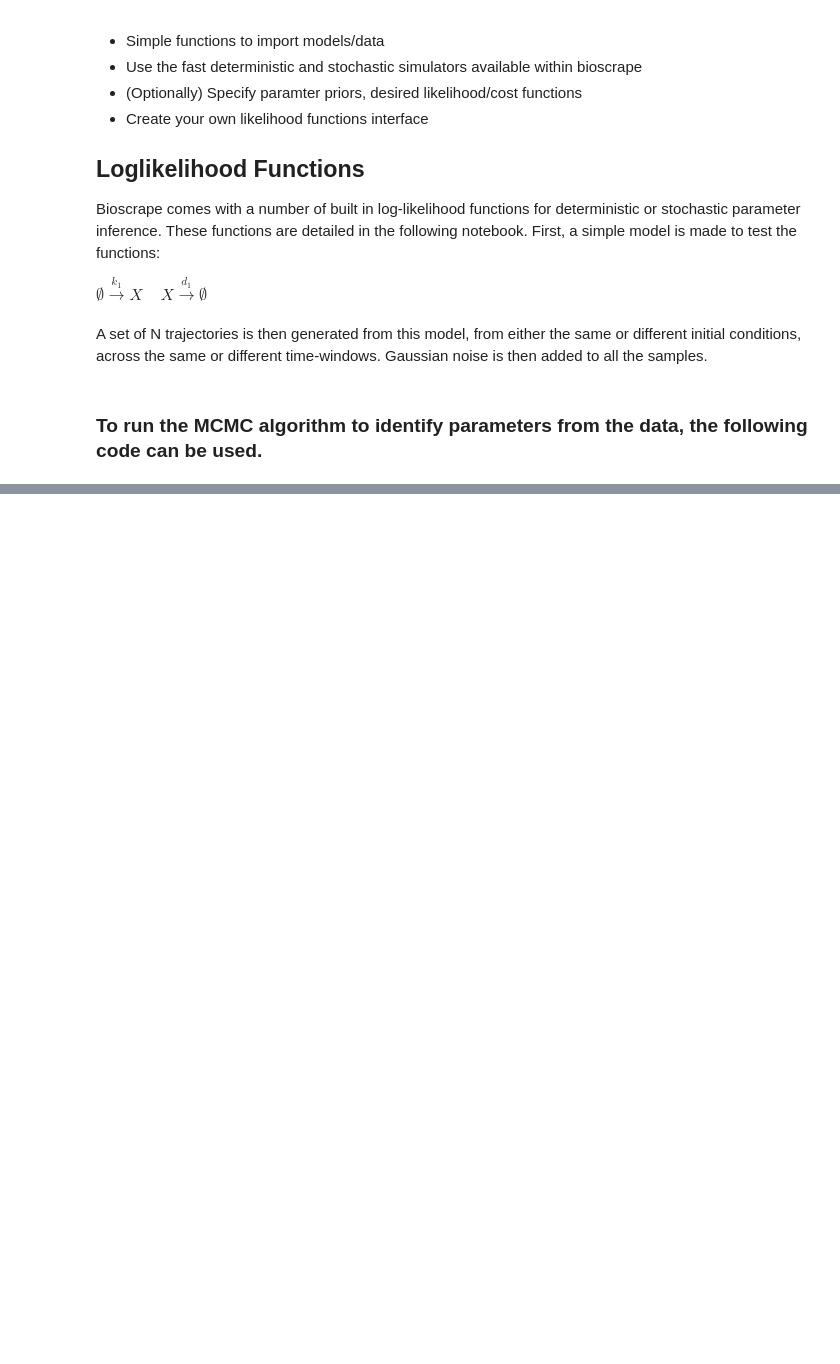
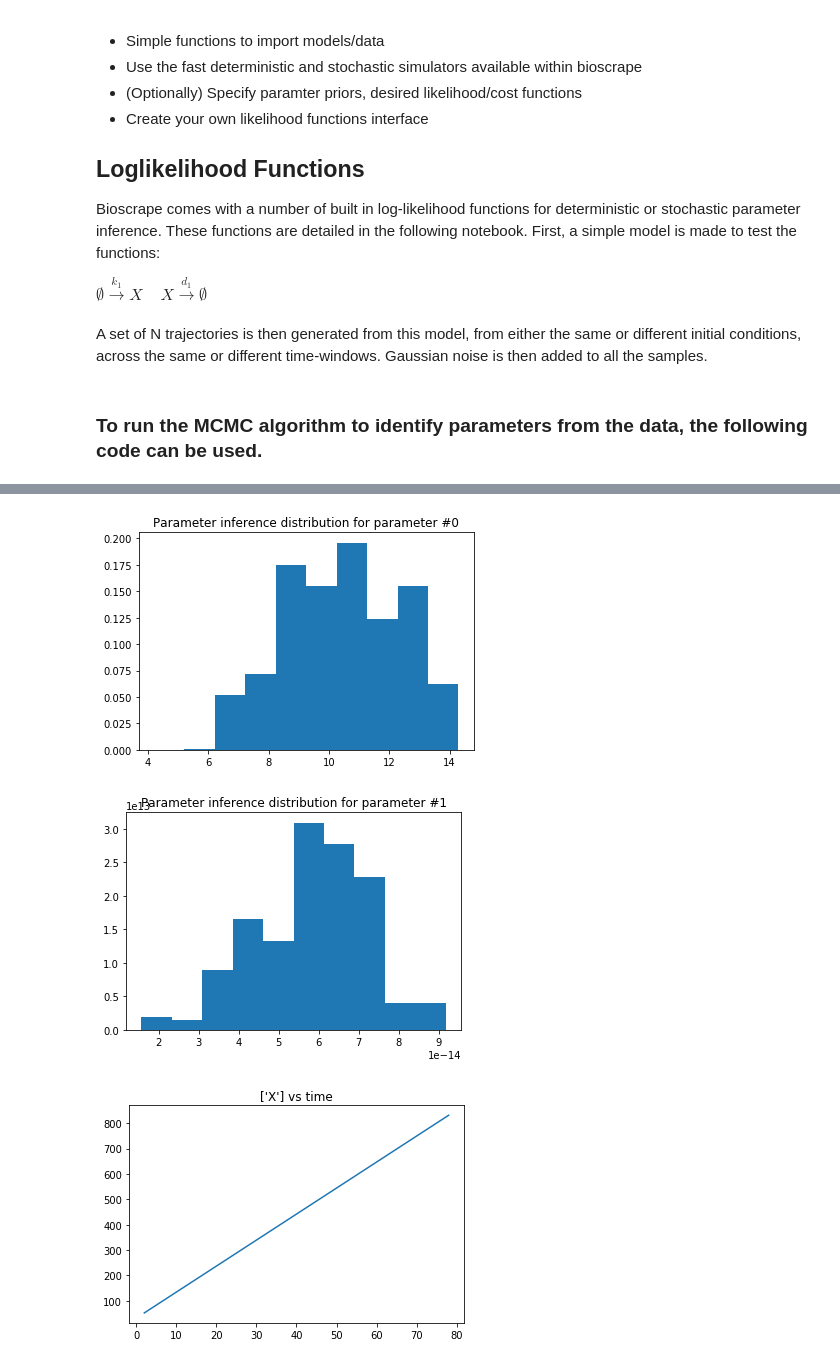
Before and after one commit to biocircuits/bioscrape, a Jupyter notebook: examples/Parameter Identification Advanced Example.ipynb, the cells around one changed output, grey strips where cells are left out. Drawn from its saved outputs; the diff is of its cells as text; code cells hidden in the pictures; blank space fills up the shorter version.

```diff
--- a/examples/Parameter Identification Advanced Example.ipynb
+++ b/examples/Parameter Identification Advanced Example.ipynb
@@ -45,14 +45,14 @@ N = 10 #Number of trajectories
 nT = 50 #number of timepoints
 noise_std = 0.2 #Standar deviation of the guassian noise added onto the measurements
 
-MultipleTimepoints = True #Different timepoints for each trajectory?
-timepoint_list = []
-# timepoints = np.linspace(np.random.randint(0, 10), np.random.randint(10, 100), nT)
-timepoints = np.linspace(0, 100, nT)
+MultipleTimepoints = True #Different timepoints for each trajectory? # No need to set this explicitly with experimental data, it is detected automatically
+timepoint_list = [] # No need to generate this for experimental data, it is automatically detected from the data
+timepoints = np.linspace(np.random.randint(0, 10), np.random.randint(10, 100), nT) # Needed for simulation of bioscrape model
+# timepoints = np.linspace(0, 100, nT)
 #Generate Trajectories
 R = [] #Results as Pandas Dataframes
 data = [] #Results will become a numpy array
-MultipleInitialConditions = True #Different initial conditions for each trajectory?
+MultipleInitialConditions = True #Different initial conditions for each trajectory? # No need to specify here for experimental data, can be detected automatically
 
 X0_list = [] #multiple initial conditions will be saved for inference
 for n in range(N):
@@ -65,10 +65,10 @@ for n in range(N):
         timepoint_list.append(timepoints)
 
     M.set_species(initial_condition)
-    r = py_simulate_model(timepoints, Model = M, stochastic = True)
+    r = py_simulate_model(timepoints, Model = M, stochastic = False)
     R.append(r)
-    noisy_data = r['X'].to_numpy() + np.random.normal(loc = 0, scale = noise_std, size = nT)
-    data.append(noisy_data)
+    r['X'] = r['X'].to_numpy() + np.random.normal(loc = 0, scale = noise_std, size = nT)
+    data.append(r)
 
 M_original = Model(species = species, reactions = reactions, parameters = params,
           initial_condition_dict = initial_condition)
@@ -81,14 +81,18 @@ from bioscrape.pid_interfaces import *
 from bioscrape.emcee_interface import *
 
 pid = initialize_mcmc()
-pid.exp_data = np.array(data)
+pid.exp_data = data
+pid.time_column = ['time']
+pid.measurements = ['X']
 pid.M = M
-pid.prior = {'k1' : ['uniform', 1e-2, 1e4],'d1' : ['uniform', 1e-3, 1e3]}
-pid.params_to_estimate = {'k1':10, 'd1':0.2}
+pid.prior = {'k1' : ['uniform', 1, 1e2],'d1' : ['uniform', 1e-2, 1]}
+pid.params_to_estimate = ['k1', 'd1']
 pid.type = 'deterministic'
 pid.timepoints = timepoint_list
 pid.initial_conditions = X0_list
 pid.nsamples = 500
 pid.nsteps = 200
 pid.nwalkers = 100
-fitted_model, params = pid.run_mcmc(plot_show = True, progress = True)
+pid.init_seed = 0.25
+fitted_model, params = pid.run_mcmc(plot_show = True, progress = True, debug = False)
+# %% [output]
@@ -94,0 +100,3 @@ fitted_model, params = pid.run_mcmc(plot_show = True, progress = True)
+[figure, added]
+[figure, added]
+[figure, added]
```
Also changed, not shown: parts of 5 cells of this notebook, 7 other files.
